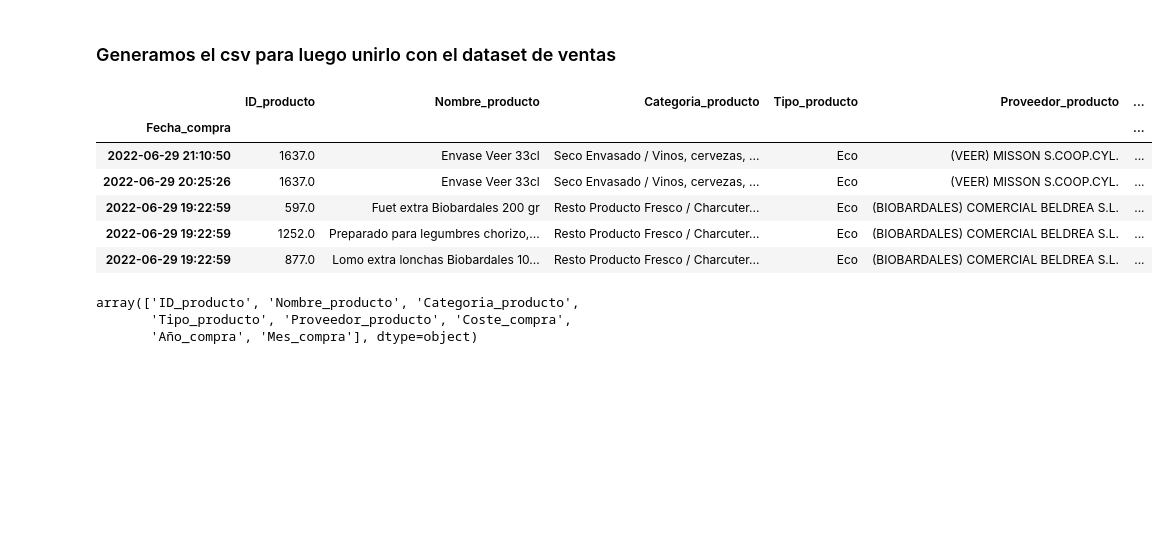
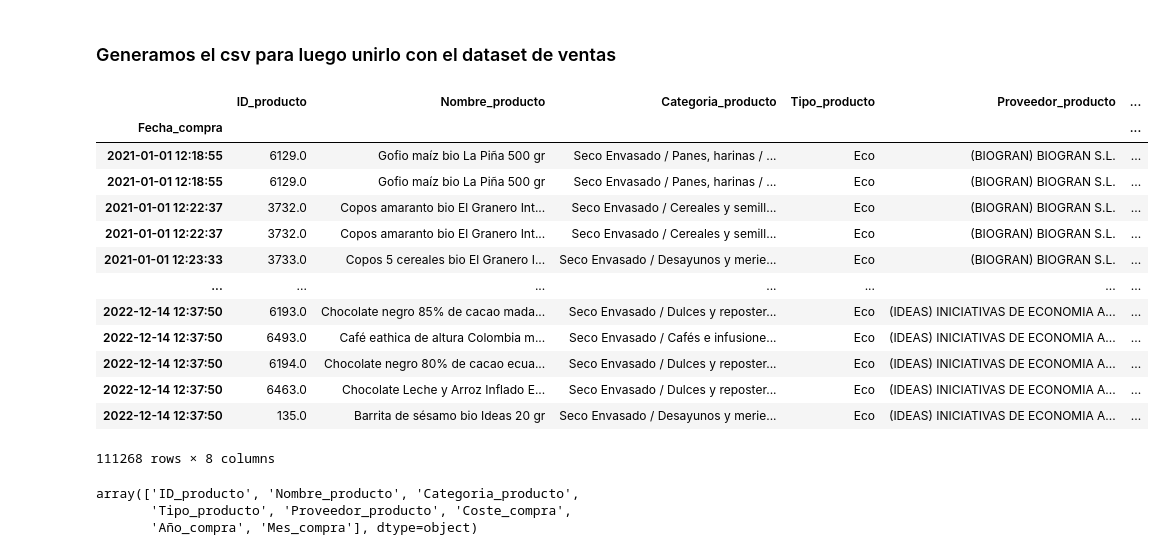
Before and after one commit to Factoria-F5-AI-Bootcamp-1-Edicion/osa_analysis, a Jupyter notebook: 1. Data_Engineer_Compras_LaOsa.ipynb, the cells around one changed output. Saved outputs shown, nothing was run; the diff lists cells and outputs as text; code cells hidden in the pictures; blank space fills up the shorter version.

Commit message:
se da formato a la fecha en datos compra y venta para promediar las compras mensuales con resample

```diff
--- a/1. Data_Engineer_Compras_LaOsa.ipynb
+++ b/1. Data_Engineer_Compras_LaOsa.ipynb
@@ -365,15 +378,24 @@ dtype: object
 coste_compra_2021_2022.to_csv('coste_compra_2021_2022.csv', header=True, index=False)
 # %%
 compras = pd.read_csv('coste_compra_2021_2022.csv', parse_dates=['Fecha_compra'], index_col= "Fecha_compra")
-compras.head()
+compras = compras.sort_values(by='Fecha_compra')
+
+compras
 # %% [output]
 |  | ID_producto | Nombre_producto | Categoria_producto | Tipo_producto | Proveedor_producto | ... |
 | Fecha_compra |  |  |  |  |  | ... |
-| 2022-06-29 21:10:50 | 1637.0 | Envase Veer 33cl | Seco Envasado / Vinos, cervezas, ... | Eco | (VEER) MISSON S.COOP.CYL. | ... |
-| 2022-06-29 20:25:26 | 1637.0 | Envase Veer 33cl | Seco Envasado / Vinos, cervezas, ... | Eco | (VEER) MISSON S.COOP.CYL. | ... |
-| 2022-06-29 19:22:59 | 597.0 | Fuet extra Biobardales 200 gr | Resto Producto Fresco / Charcuter... | Eco | (BIOBARDALES) COMERCIAL BELDREA S.L. | ... |
-| 2022-06-29 19:22:59 | 1252.0 | Preparado para legumbres chorizo,... | Resto Producto Fresco / Charcuter... | Eco | (BIOBARDALES) COMERCIAL BELDREA S.L. | ... |
-| 2022-06-29 19:22:59 | 877.0 | Lomo extra lonchas Biobardales 10... | Resto Producto Fresco / Charcuter... | Eco | (BIOBARDALES) COMERCIAL BELDREA S.L. | ... |
+| 2021-01-01 12:18:55 | 6129.0 | Gofio maíz bio La Piña 500 gr | Seco Envasado / Panes, harinas / ... | Eco | (BIOGRAN) BIOGRAN S.L. | ... |
+| 2021-01-01 12:18:55 | 6129.0 | Gofio maíz bio La Piña 500 gr | Seco Envasado / Panes, harinas / ... | Eco | (BIOGRAN) BIOGRAN S.L. | ... |
+| 2021-01-01 12:22:37 | 3732.0 | Copos amaranto bio El Granero Int... | Seco Envasado / Cereales y semill... | Eco | (BIOGRAN) BIOGRAN S.L. | ... |
+| 2021-01-01 12:22:37 | 3732.0 | Copos amaranto bio El Granero Int... | Seco Envasado / Cereales y semill... | Eco | (BIOGRAN) BIOGRAN S.L. | ... |
+| 2021-01-01 12:23:33 | 3733.0 | Copos 5 cereales bio El Granero I... | Seco Envasado / Desayunos y merie... | Eco | (BIOGRAN) BIOGRAN S.L. | ... |
+| ... | ... | ... | ... | ... | ... | ... |
+| 2022-12-14 12:37:50 | 6193.0 | Chocolate negro 85% de cacao mada... | Seco Envasado / Dulces y reposter... | Eco | (IDEAS) INICIATIVAS DE ECONOMIA A... | ... |
+| 2022-12-14 12:37:50 | 6493.0 | Café eathica de altura Colombia m... | Seco Envasado / Cafés e infusione... | Eco | (IDEAS) INICIATIVAS DE ECONOMIA A... | ... |
+| 2022-12-14 12:37:50 | 6194.0 | Chocolate negro 80% de cacao ecua... | Seco Envasado / Dulces y reposter... | Eco | (IDEAS) INICIATIVAS DE ECONOMIA A... | ... |
+| 2022-12-14 12:37:50 | 6463.0 | Chocolate Leche y Arroz Inflado E... | Seco Envasado / Dulces y reposter... | Eco | (IDEAS) INICIATIVAS DE ECONOMIA A... | ... |
+| 2022-12-14 12:37:50 | 135.0 | Barrita de sésamo bio Ideas 20 gr | Seco Envasado / Desayunos y merie... | Eco | (IDEAS) INICIATIVAS DE ECONOMIA A... | ... |
+111268 rows × 8 columns
 # %%
 compras.columns.values
 # %% [output]
```
Also changed, not shown: parts of 4 cells of this notebook, 2 other files.
